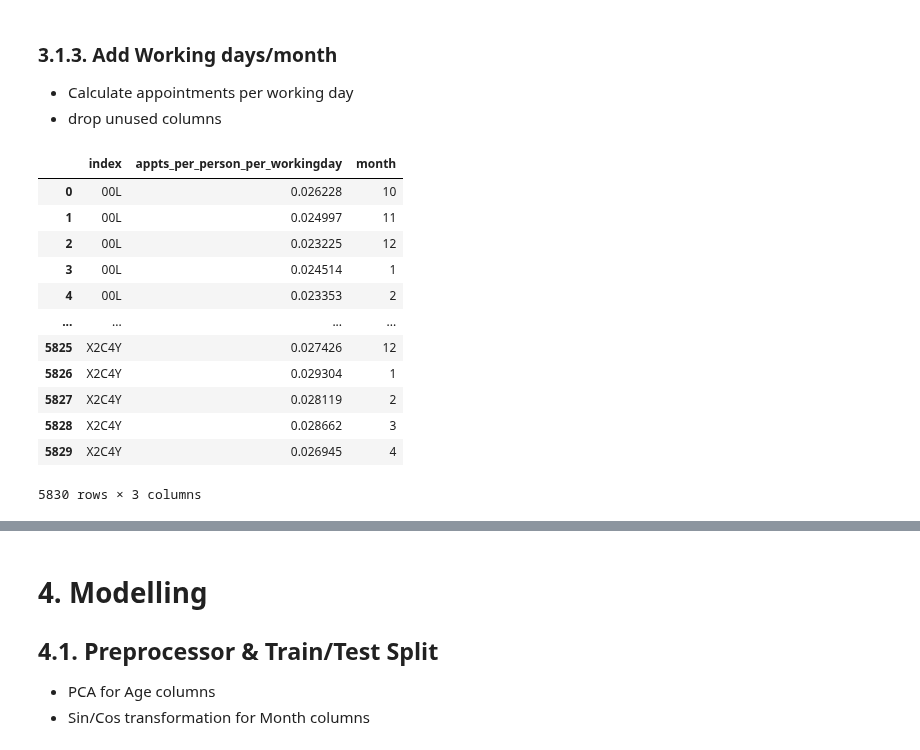
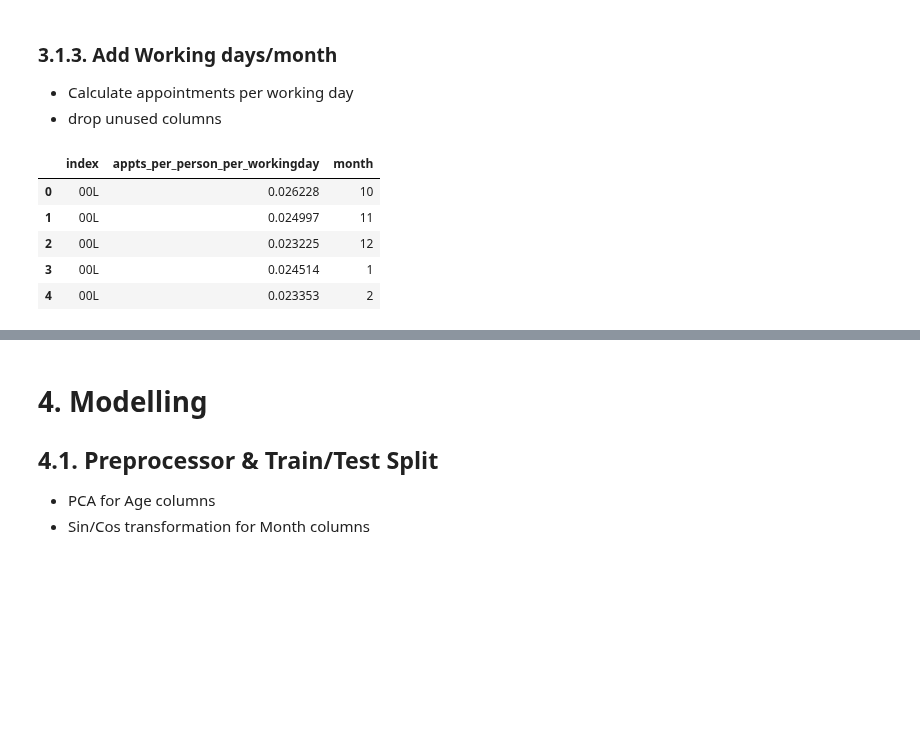
Before and after one commit to SNEE-ICS/PrimaryCareDemandAndCapacity, a Jupyter notebook: notebooks/2a_NumAppointments_forecast.ipynb, the cells around one changed output, grey strips where cells are left out. Saved outputs shown, nothing was run; the diff lists cells and outputs as text; code cells hidden in the pictures; blank space fills up the shorter version.

```diff
--- a/notebooks/2a_NumAppointments_forecast.ipynb
+++ b/notebooks/2a_NumAppointments_forecast.ipynb
@@ -430,33 +413,26 @@ all_area_appts_df
 # %%
 # get working days/month
 all_area_appts_df["working_days"] = get_workingdays(
     all_area_appts_df["APPOINTMENT_MONTH"].dt
 )
 # calculate appointments per person per working day
 all_area_appts_df["appts_per_person_per_workingday"] = (
     all_area_appts_df["gp_appts_per_person"] / all_area_appts_df["working_days"]
 )
 # get the month as a number
 all_area_appts_df["month"] = all_area_appts_df["APPOINTMENT_MONTH"].dt.month
 # drop columns
 all_area_appts_df = all_area_appts_df.drop(
     columns=["working_days", "gp_appts_per_person", "APPOINTMENT_MONTH"]
 )
-all_area_appts_df
+all_area_appts_df.head(5)
 # %% [output]
 |  | index | appts_per_person_per_workingday | month |
 | 0 | 00L | 0.026228 | 10 |
 | 1 | 00L | 0.024997 | 11 |
 | 2 | 00L | 0.023225 | 12 |
 | 3 | 00L | 0.024514 | 1 |
 | 4 | 00L | 0.023353 | 2 |
-| ... | ... | ... | ... |
-| 5825 | X2C4Y | 0.027426 | 12 |
-| 5826 | X2C4Y | 0.029304 | 1 |
-| 5827 | X2C4Y | 0.028119 | 2 |
-| 5828 | X2C4Y | 0.028662 | 3 |
-| 5829 | X2C4Y | 0.026945 | 4 |
-5830 rows × 3 columns
 # %%
 complete_dataset_df = all_area_appts_df.set_index("index").join(gp_list_proportional_areas_df)
 complete_dataset_df
```
Also changed, not shown: parts of 14 cells of this notebook.
